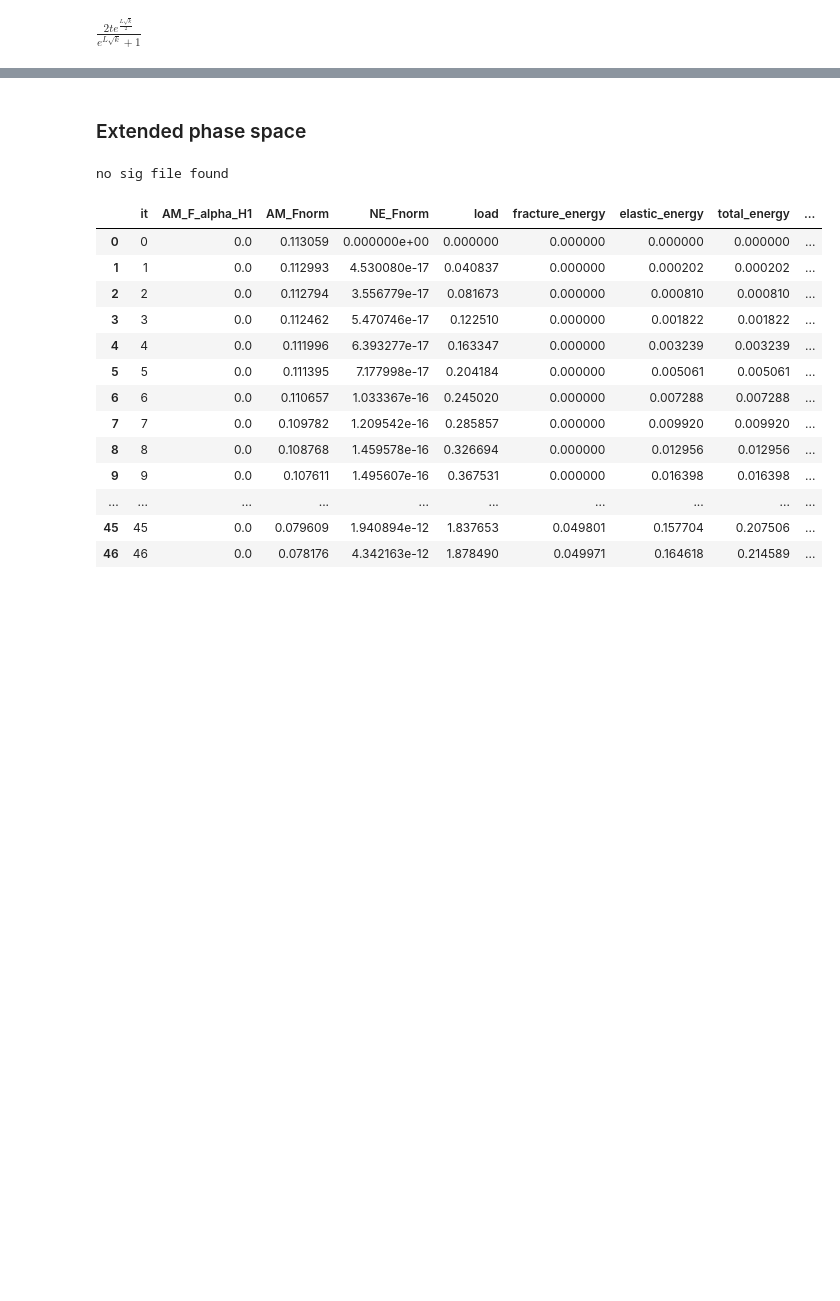
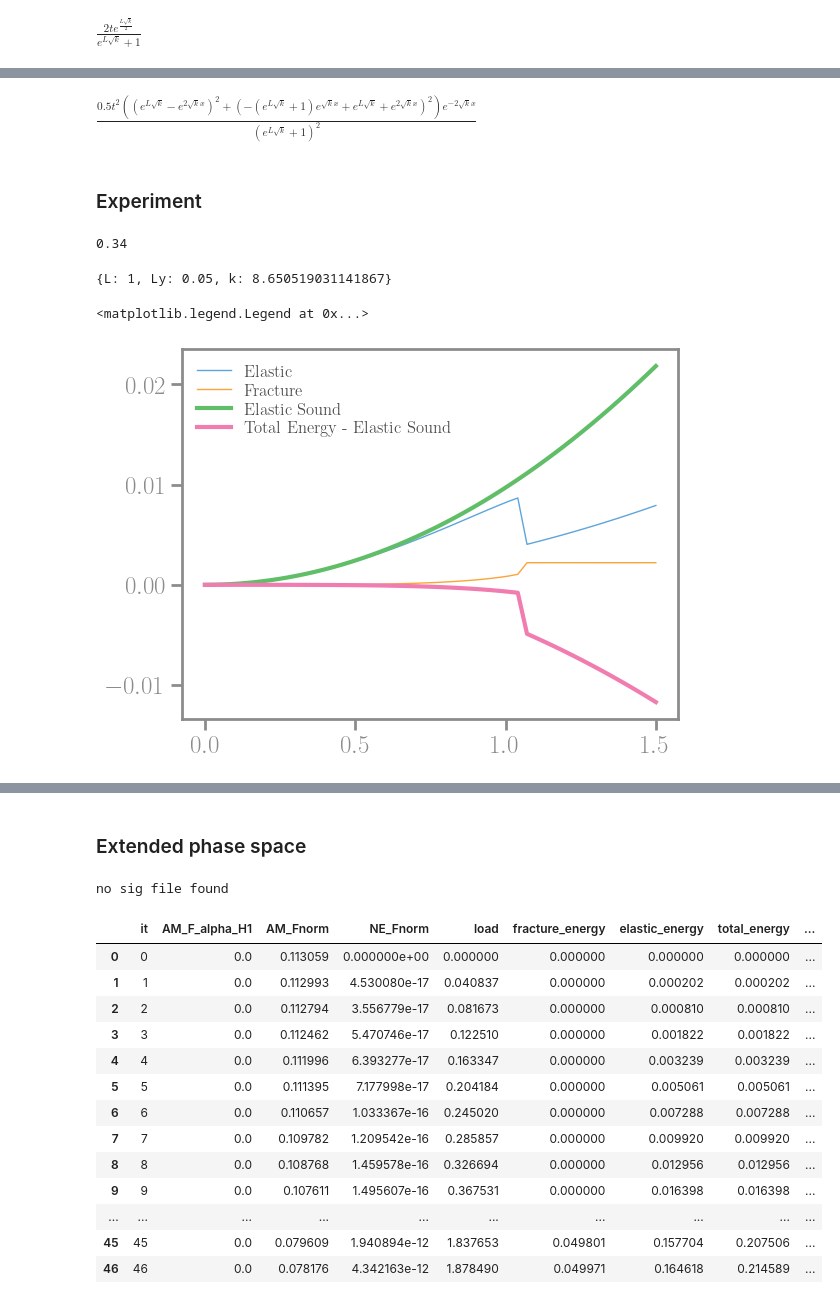
Before and after one commit to kumiori/irrevolutions, a Jupyter notebook: playground/nb/multifissa.ipynb, the cells around one changed output, grey strips where cells are left out. Drawn from its saved outputs; the diff is of its cells as text; code cells hidden in the pictures; blank space fills up the shorter version.

```diff
--- a/playground/nb/multifissa.ipynb
+++ b/playground/nb/multifissa.ipynb
@@ -136,0 +115,12 @@ $\displaystyle \frac{2 e^{\frac{L \sqrt{k}}{2}}}{e^{L \sqrt{k}} + 1}$
+# %%
+_u = equilibrium.rhs
+
+def elastic_energy(u):
+    k, t, L = sp.symbols('k t L')
+
+    density = (1/2*(u.diff(x) - t)**2 + 1/2*k*u**2).simplify()
+
+    return sp.integrate(density, (x, 0, L))
+
+
+elastic_energy(_u)
@@ -136,0 +129,37 @@ $\displaystyle \frac{2 e^{\frac{L \sqrt{k}}{2}}}{e^{L \sqrt{k}} + 1}$
+# %%
+(1/2*(_u.diff(x) - t)**2 + 1/2*k*_u**2).simplify()
+# %% [output]
+$\displaystyle \frac{0.5 t^{2} \left(\left(e^{L \sqrt{k}} - e^{2 \sqrt{k} x}\right)^{2} + \left(- \left(e^{L \sqrt{k}} + 1\right) e^{\sqrt{k} x} + e^{L \sqrt{k}} + e^{2 \sqrt{k} x}\right)^{2}\right) e^{- 2 \sqrt{k} x}}{\left(e^{L \sqrt{k}} + 1\right)^{2}}$
+# %% [markdown]
+### Experiment
+# %%
+experiment = '../../playground/benchmark-umut-at2/output/thinfilm-bar/MPI-1/af8b6d4845926418186744c206a13d20'
+params, data, signature = pp.load_data(experiment)
+# %%
+params['model']['ell_e']
+# %% [output]
+0.34
+# %%
+_matpar = {L: params["geometry"]["Lx"], sp.symbols('Ly'): params["geometry"]["Ly"], k: params['model']['ell_e']**(-2)}
+_matpar
+# %% [output]
+{L: 1, Ly: 0.05, k: 8.650519031141867}
+# %%
+figure, axis = plt.subplots(1, 1)
+
+_el_energy = (elastic_energy(_u)*sp.symbols('Ly')).subs(_matpar)
+_f_el = sp.lambdify(t, _el_energy, 'numpy')
+_el_0 = [_f_el(t) for t in data['load']]
+
+axis.plot(data['load'], data['elastic_energy'], lw = "1", label = "Elastic")
+axis.plot(data['load'], data['fracture_energy'], lw = "1", label = "Fracture")
+axis.plot(data['load'], _el_0,
+    label = "Elastic Sound", lw=3)
+axis.plot(data['load'], data['fracture_energy'] + data['elastic_energy'] - _el_0,
+    label = "Total Energy - Elastic Sound", lw=3)
+
+
+plt.legend()
+# %% [output]
+<matplotlib.legend.Legend at 0x...>
+[figure, added]
```
Also changed, not shown: parts of 18 cells of this notebook, 2 other files.
